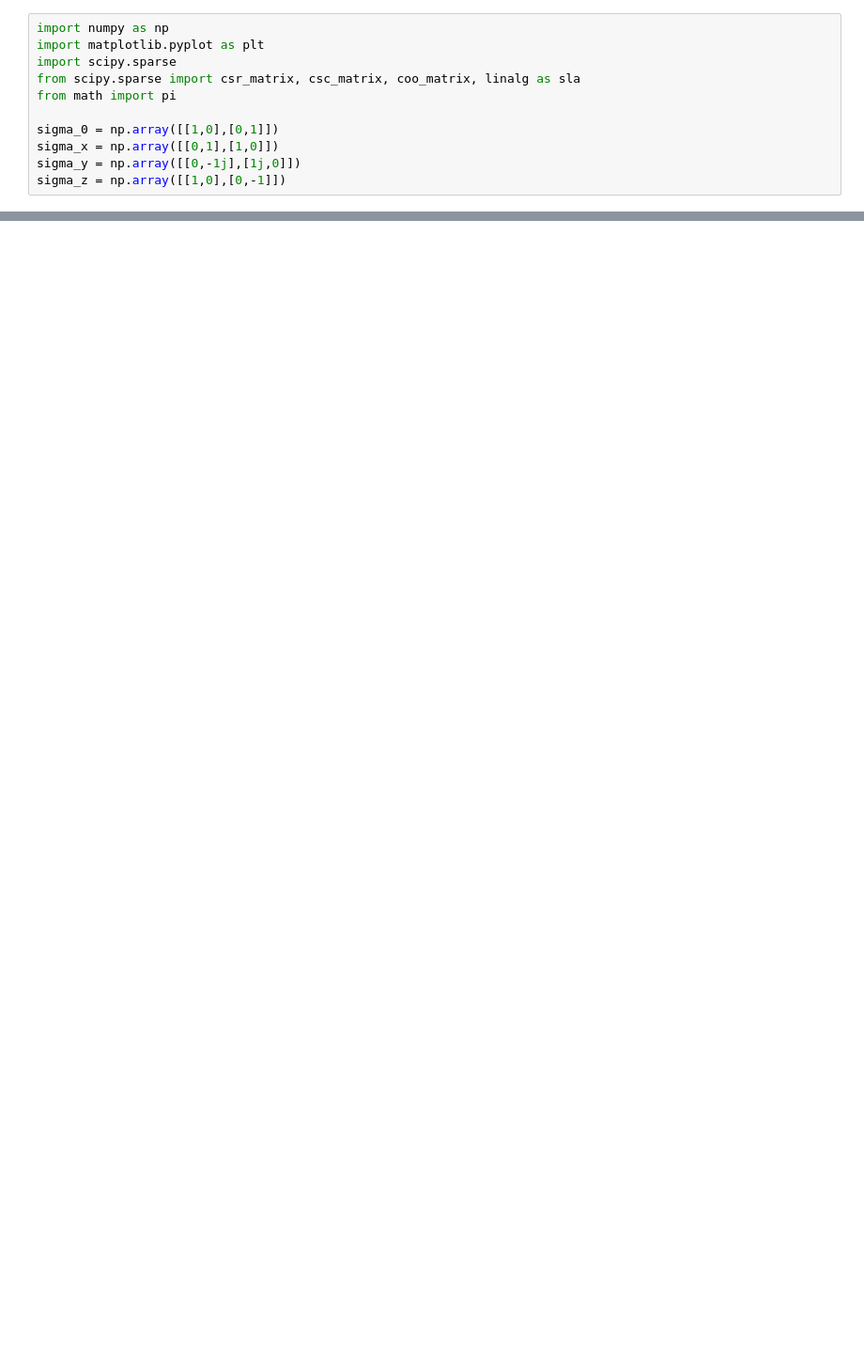
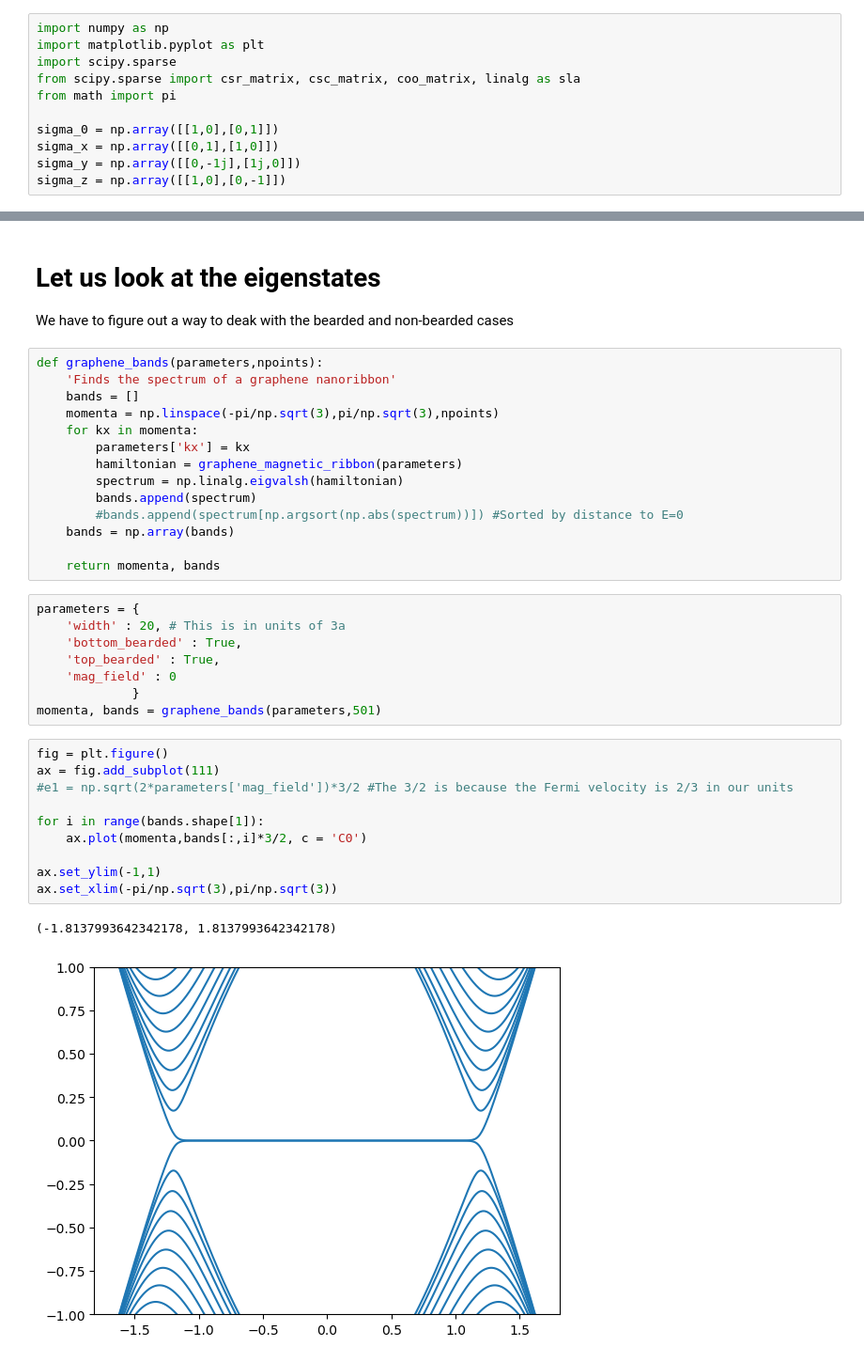
Before and after one commit to adonvel/tangent-magnetic-field, a Jupyter notebook: graphene.ipynb, the cells around one changed output, grey strips where cells are left out. Shown at 94% size. Cells and saved outputs as stored; diff of their text form; blank space fills up the shorter version.

```diff
--- a/graphene.ipynb
+++ b/graphene.ipynb
@@ -77,0 +118,39 @@ ax.set_ylim(-3,3)
+# %% [markdown]
+# Let us look at the eigenstates
+
+We have to figure out a way to deak with the bearded and non-bearded cases
+# %%
+def graphene_bands(parameters,npoints):
+    'Finds the spectrum of a graphene nanoribbon'
+    bands = []
+    momenta = np.linspace(-pi/np.sqrt(3),pi/np.sqrt(3),npoints)
+    for kx in momenta:
+        parameters['kx'] = kx
+        hamiltonian = graphene_magnetic_ribbon(parameters)
+        spectrum = np.linalg.eigvalsh(hamiltonian)
+        bands.append(spectrum)
+        #bands.append(spectrum[np.argsort(np.abs(spectrum))]) #Sorted by distance to E=0
+    bands = np.array(bands)
+
+    return momenta, bands
+# %%
+parameters = {
+    'width' : 20, # This is in units of 3a
+    'bottom_bearded' : True,
+    'top_bearded' : True,
+    'mag_field' : 0
+             }
+momenta, bands = graphene_bands(parameters,501)
+# %%
+fig = plt.figure()
+ax = fig.add_subplot(111)
+#e1 = np.sqrt(2*parameters['mag_field'])*3/2 #The 3/2 is because the Fermi velocity is 2/3 in our units
+
+for i in range(bands.shape[1]):
+    ax.plot(momenta,bands[:,i]*3/2, c = 'C0')
+
+ax.set_ylim(-1,1)
+ax.set_xlim(-pi/np.sqrt(3),pi/np.sqrt(3))
+# %% [output]
+(-1.8137993642342178, 1.8137993642342178)
+[figure, added]
```
Also changed, not shown: parts of 10 cells of this notebook, 4 other files.
